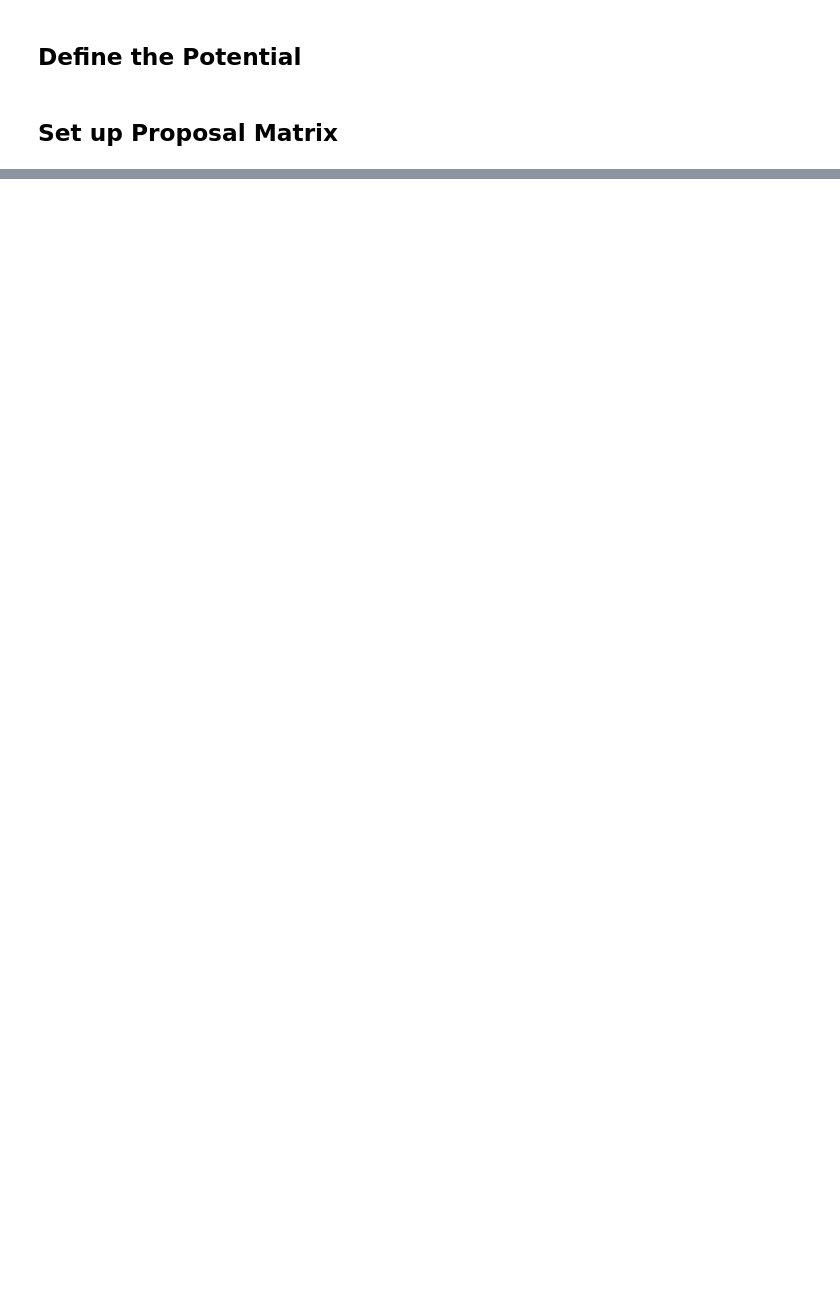
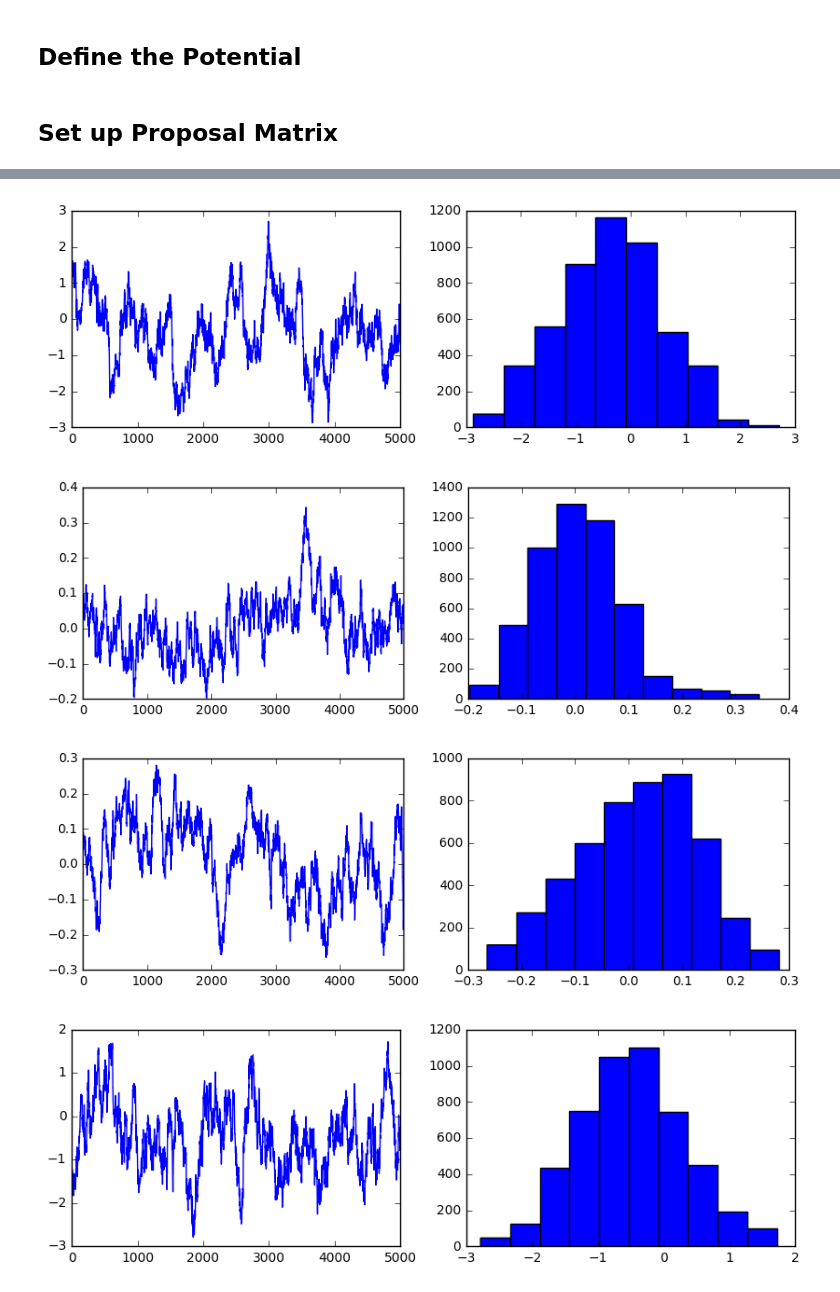
Before and after one commit to jcockayne/hydrocyclone_code, a Jupyter notebook: notebooks/Hydrocyclone_Static_EIT.ipynb, the cells around one changed output, grey strips where cells are left out. Cells and saved outputs as stored; diff of their text form; code cells hidden in the pictures; blank space fills up the shorter version.

```diff
--- a/notebooks/Hydrocyclone_Static_EIT.ipynb
+++ b/notebooks/Hydrocyclone_Static_EIT.ipynb
@@ -158,3 +193,25 @@ fun_args = np.array([length_scale])
+# %%
+def construct_posterior(theta, debug=False):
+    a_int, a_bdy, a_x, a_y = theta_to_a(theta,
+                                        modified_design_int.shape[0],
+                                        modified_design_bdy.shape[0]
+                                       )
+
+    augmented_int = np.column_stack([modified_design_int, a_int, a_x, a_y])
+    augmented_bdy = np.column_stack([modified_design_bdy, a_bdy, np.nan*np.zeros((a_bdy.shape[0], 2))])
+    obs = [
+        (augmented_int, None),
+        (augmented_bdy, None)
+    ]
+    posterior = bpdes.collocate(
+        op_system.operators,
+        op_system.operators_bar,
+        obs,
+        op_system,
+        fun_args,
+        inverter='np'
+    )
+    return posterior
 # %%
 def phi(theta, debug=False):
     # first solve forward
@@ -239,0 +314,12 @@ notebook
+# %%
+for i in np.random.choice(proposals.shape[1], 10):
+    plt.figure(figsize=(10,3))
+    plt.subplot(121)
+    plt.plot(proposals[50000::10,i])
+    plt.subplot(122)
+    plt.hist(proposals[50000::10,i])
+# %% [output]
+[figure, added]
+[figure, added]
+[figure, added]
+[figure, added]
```
Also changed, not shown: parts of 26 cells of this notebook.
